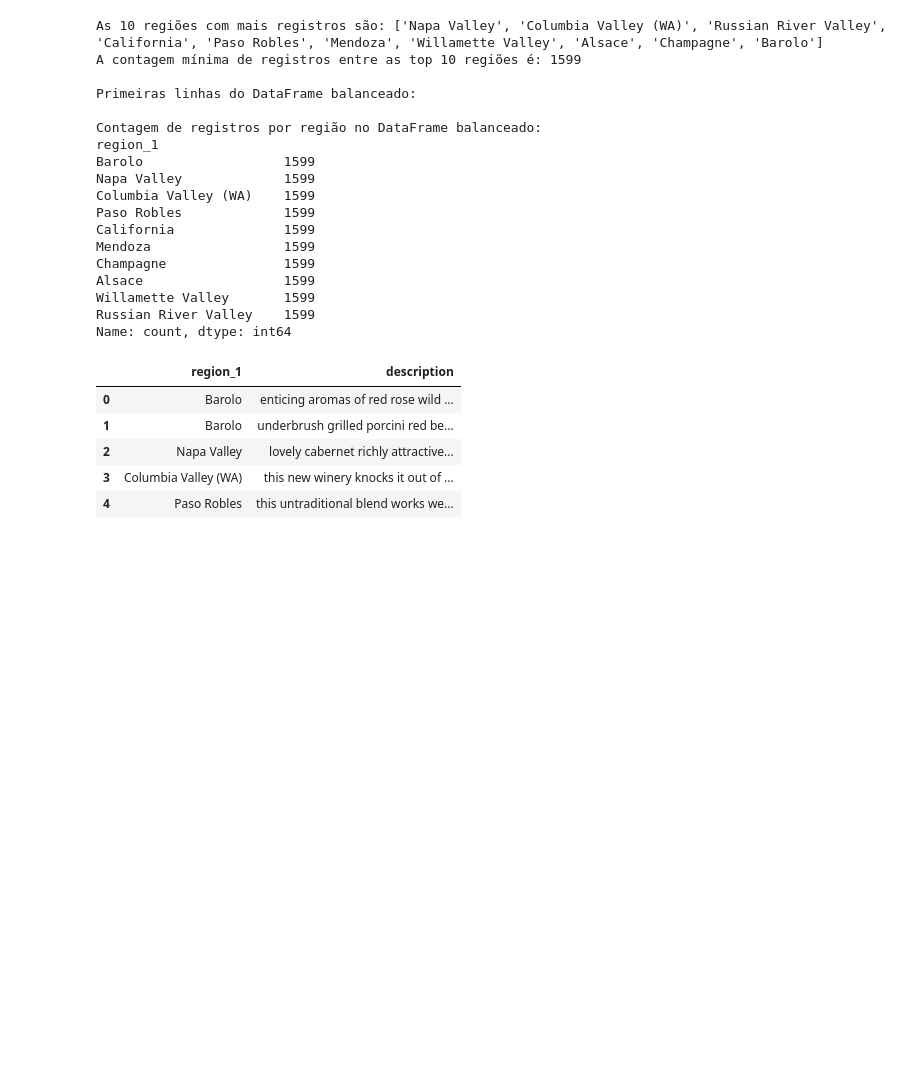
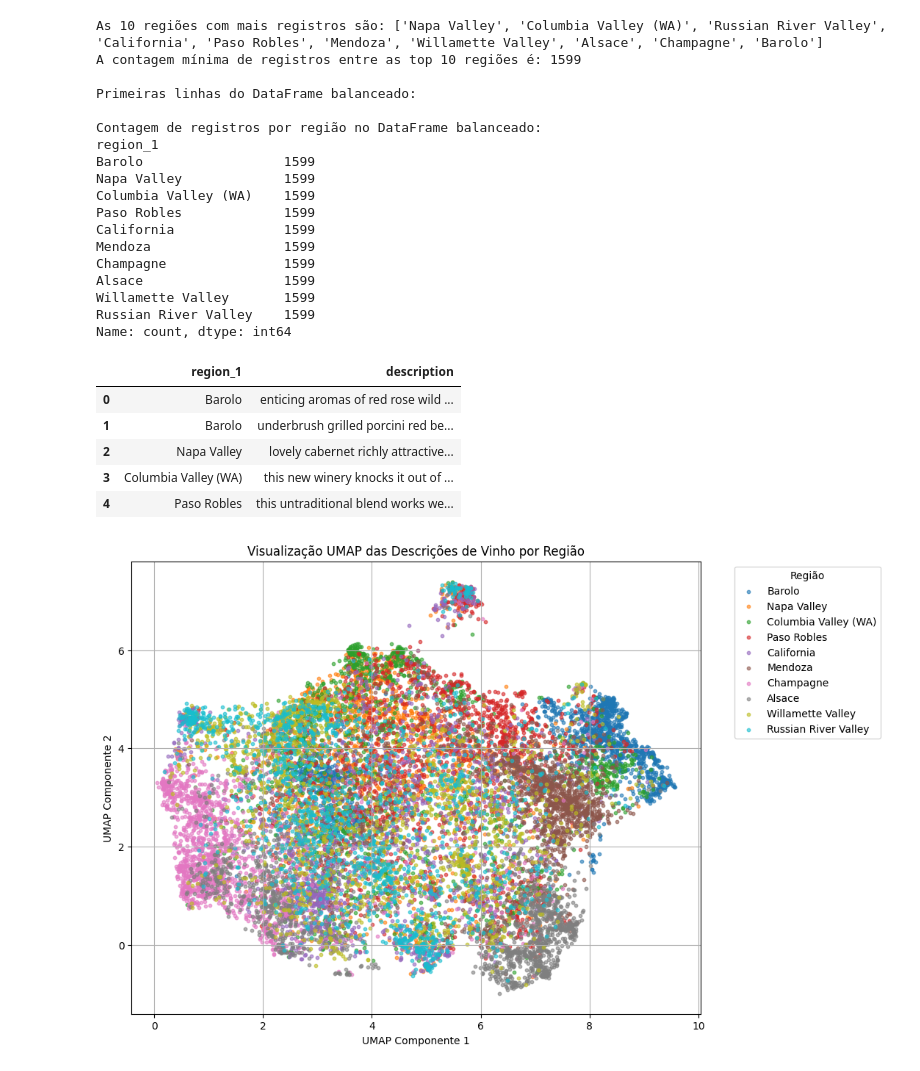
Before and after one commit to BMateusSs/Projeto-PSI3, a Jupyter notebook: exploratory_analysis.ipynb, the cells around one changed output. Saved outputs shown, nothing was run; the diff lists cells and outputs as text; code cells hidden in the pictures; blank space fills up the shorter version.

```diff
--- a/exploratory_analysis.ipynb
+++ b/exploratory_analysis.ipynb
@@ -114,3 +114,11 @@ from sentence_transformers import SentenceTransformer
 # Experimente com um modelo diferente, por exemplo:
 model = SentenceTransformer('paraphrase-MiniLM-L3-v2')
 embeddings = model.encode(df['description'].tolist(), show_progress_bar=True)
+# %%
+from sklearn.decomposition import PCA
+pca = PCA(n_components=50)
+emb_pca = pca.fit_transform(embeddings)
+# %%
+import umap
+reducer = umap.UMAP(n_neighbors=15, min_dist=0.1, random_state=42)
+umap_2d = reducer.fit_transform(emb_pca)
@@ -116,0 +129,43 @@ embeddings = model.encode(df['description'].tolist(), show_progress_bar=True)
+# %%
+import matplotlib.pyplot as plt
+import numpy as np
+
+# Supondo que você já gerou o 'umap_2d' e tem seu 'df_balanced'
+# Certifique-se de que 'umap_2d' e 'df_balanced' estão disponíveis
+
+# Extrair as coordenadas X e Y do umap_2d
+x_coords = umap_2d[:, 0]
+y_coords = umap_2d[:, 1]
+
+# Opcional: Obter os rótulos das regiões
+region_labels = df_balanced['region_1']
+
+# Criar o gráfico de dispersão
+plt.figure(figsize=(10, 8)) # Define o tamanho da figura
+
+# Plotar os pontos. Usando a coluna 'region_1' para colorir.
+# Para colorir por categoria, você pode iterar sobre as regiões únicas ou usar uma biblioteca como Seaborn
+# Uma forma simples com matplotlib é plotar cada região separadamente:
+unique_regions = region_labels.unique()
+colors = plt.cm.get_cmap('tab10', len(unique_regions)) # Obter um mapa de cores
+
+for i, region in enumerate(unique_regions):
+    # Filtrar os dados para a região atual
+    mask = region_labels == region
+    plt.scatter(
+        x_coords[mask],
+        y_coords[mask],
+        label=region,
+        color=colors(i),
+        s=10, # Tamanho dos pontos
+        alpha=0.6 # Transparência
+    )
+
+plt.title('Visualização UMAP das Descrições de Vinho por Região')
+plt.xlabel('UMAP Componente 1')
+plt.ylabel('UMAP Componente 2')
+plt.legend(title='Região', bbox_to_anchor=(1.05, 1), loc='upper left') # Adiciona a legenda fora do gráfico
+plt.grid(True)
+plt.show() # Mostra o gráfico
+# %% [output]
+[figure, added]
```
Also changed, not shown: parts of 1 cell of this notebook.
